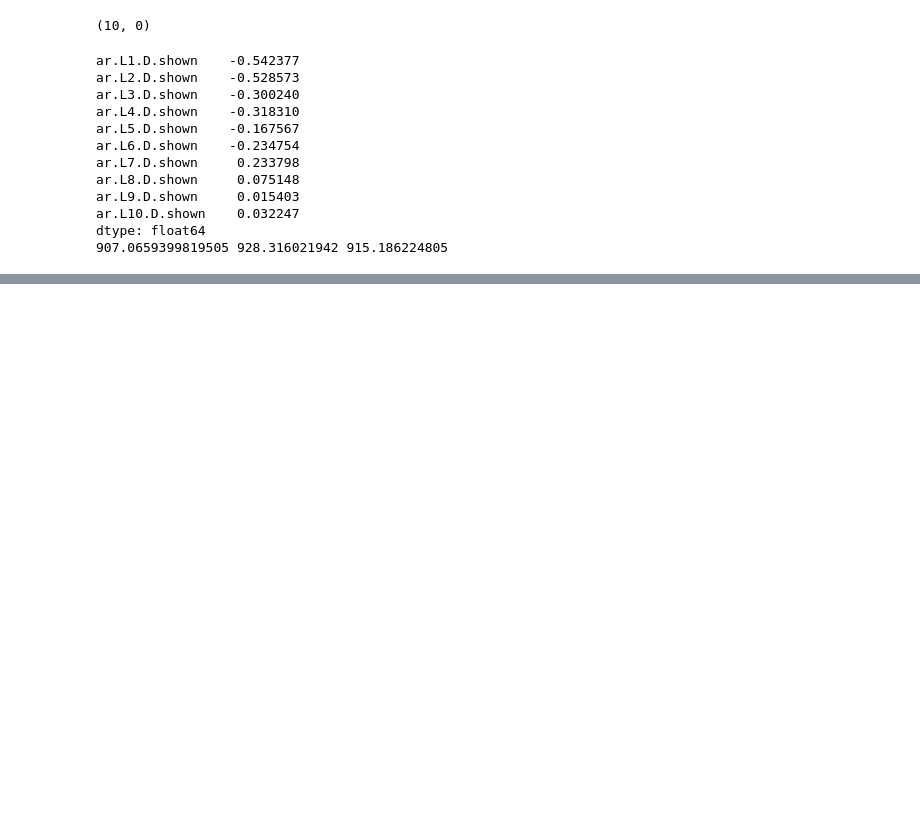
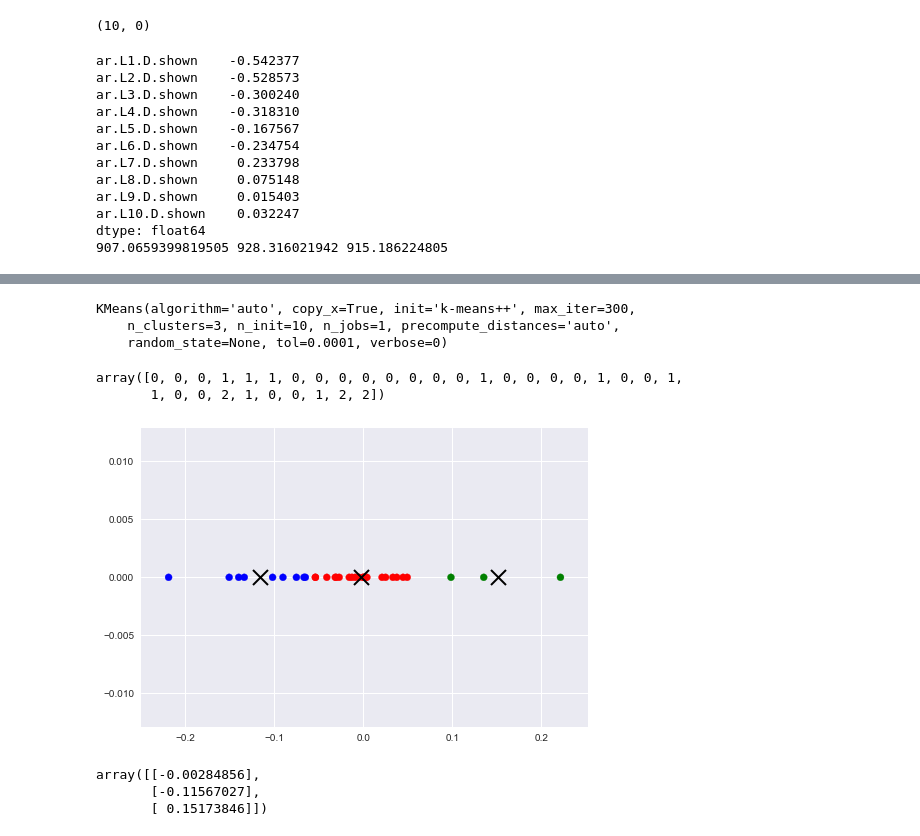
Before and after one commit to pappakrishnan/Ads-Analysis, a Jupyter notebook: Ads Analysis.ipynb, the cells around one changed output, grey strips where cells are left out. Drawn from its saved outputs; the diff is of its cells as text; code cells hidden in the pictures; blank space fills up the shorter version.

```diff
--- a/Ads Analysis.ipynb
+++ b/Ads Analysis.ipynb
@@ -1577,0 +1069,5 @@ plt.show()
+# %%
+grp_slope = [(k, v) for k, v in grp_slope.items()]
+grp_slope = pd.DataFrame.from_records(grp_slope, columns = ['group_id', 'slope'])
+grp_slope = grp_slope.set_index('group_id', drop = True)
+grp_slope.head()
@@ -1577,0 +1082,27 @@ plt.show()
+# %%
+kmeans = KMeans(n_clusters = 3)
+# %%
+kmeans.fit(grp_slope)
+# %% [output]
+KMeans(algorithm='auto', copy_x=True, init='k-means++', max_iter=300,
+    n_clusters=3, n_init=10, n_jobs=1, precompute_distances='auto',
+    random_state=None, tol=0.0001, verbose=0)
+# %%
+kmeans.labels_
+# %% [output]
+array([0, 0, 0, 1, 1, 1, 0, 0, 0, 0, 0, 0, 0, 0, 1, 0, 0, 0, 0, 1, 0, 0, 1,
+       1, 0, 0, 2, 1, 0, 0, 1, 2, 2])
+# %%
+# Specify colors for each category
+label_colrs = {0: 'r', 1: 'b', 2: 'g'}
+label_colors = [label_colrs[x] for x in kmeans.labels_]
+# %%
+plt.figure()
+plt.scatter(grp_slope.slope, np.zeros(len(grp_slope)), c = label_colors)
+
+for i in range(kmeans.n_clusters):
+    cross = plt.plot(kmeans.cluster_centers_[i][0], 0,'kx')
+    plt.setp(cross, ms = 15.0)
+    plt.setp(cross, mew = 2.0)
+# %% [output]
+[figure, added]
@@ -1577,0 +1111,6 @@ plt.show()
+# %%
+kmeans.cluster_centers_
+# %% [output]
+array([[-0.00284856],
+       [-0.11567027],
+       [ 0.15173846]])
```
Also changed, not shown: parts of 234 cells of this notebook, 1 other file.
